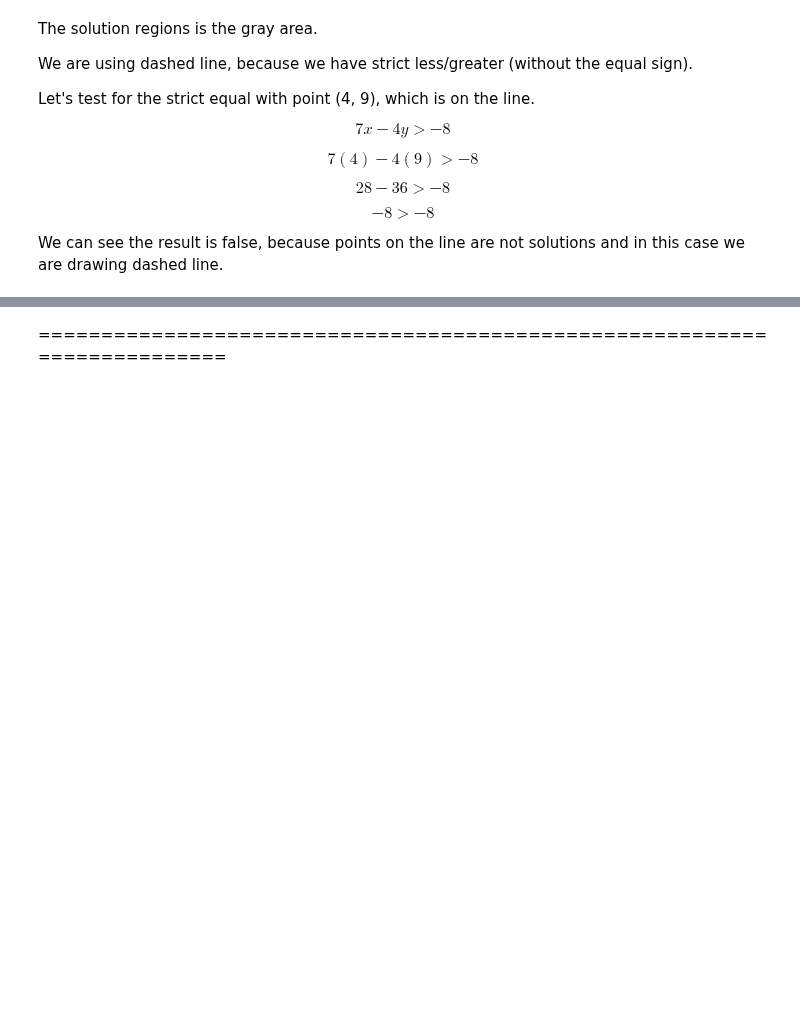
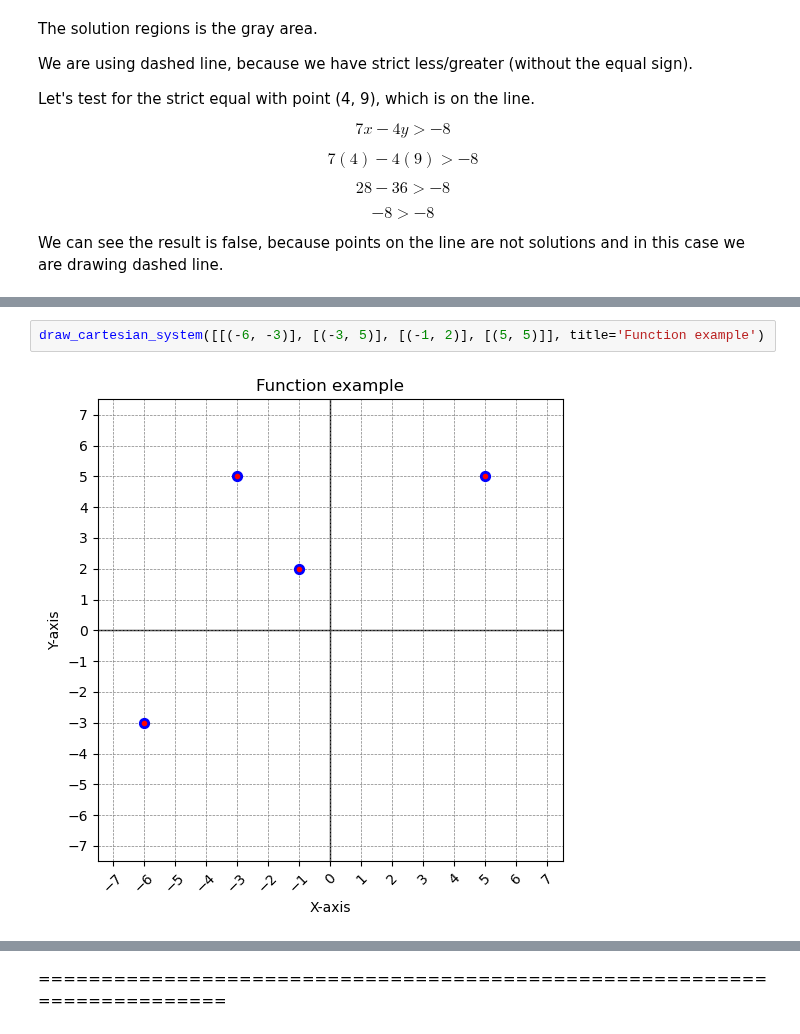
Before and after one commit to BZIvanov/Learning-Algebra, a Jupyter notebook: Algebra1/Algebra1.ipynb, the cells around one changed output, grey strips where cells are left out. Cells and saved outputs as stored; diff of their text form; blank space fills up the shorter version.

Commit message:
algebra functions

```diff
--- a/Algebra1/Algebra1.ipynb
+++ b/Algebra1/Algebra1.ipynb
@@ -1015,0 +1044,4 @@ We can see the result is false, because points on the line are not solutions and
+# %%
+draw_cartesian_system([[(-6, -3)], [(-3, 5)], [(-1, 2)], [(5, 5)]], title='Function example')
+# %% [output]
+[figure, added]
```
Also changed, not shown: parts of 17 cells of this notebook.
